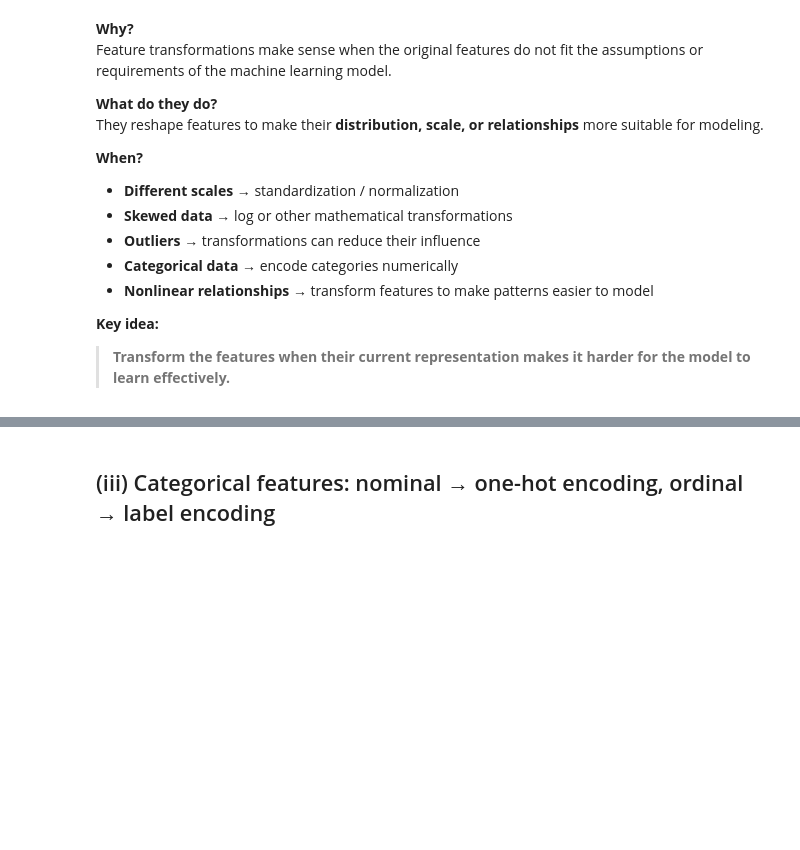
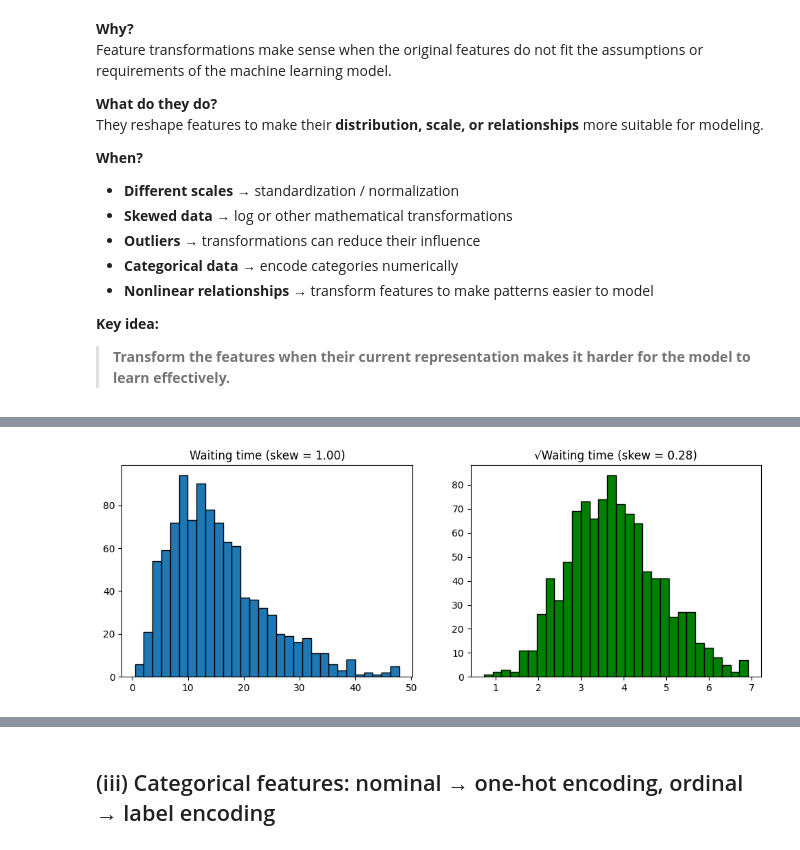
Before and after one commit to noraberinger/FeatureEngineering_HS2026, a Jupyter notebook: 02_Feature_Transformation.ipynb, the cells around one changed output, grey strips where cells are left out. Cells and saved outputs as stored; diff of their text form; code cells hidden in the pictures; blank space fills up the shorter version.

```diff
--- a/02_Feature_Transformation.ipynb
+++ b/02_Feature_Transformation.ipynb
@@ -56,0 +102,17 @@ They reshape features to make their **distribution, scale, or relationships** mo
+# %%
+# Moderately right skewed data, e.g. waiting time in minutes
+np.random.seed(42)
+wait = np.random.gamma(shape=3, scale=5, size=1000)
+
+# Square root transform pulls in the long right tail
+sqrt_wait = np.sqrt(wait)
+
+# Before and after, skewness in the title (0 = symmetric)
+fig, axes = plt.subplots(1, 2, figsize=(12, 4))
+axes[0].hist(wait, bins=30, edgecolor='black')
+axes[0].set_title(f'Waiting time (skew = {pd.Series(wait).skew():.2f})')
+axes[1].hist(sqrt_wait, bins=30, edgecolor='black', color='green')
+axes[1].set_title(f'√Waiting time (skew = {pd.Series(sqrt_wait).skew():.2f})')
+plt.show()
+# %% [output]
+[figure, added]
```
Also changed, not shown: parts of 6 cells of this notebook.
